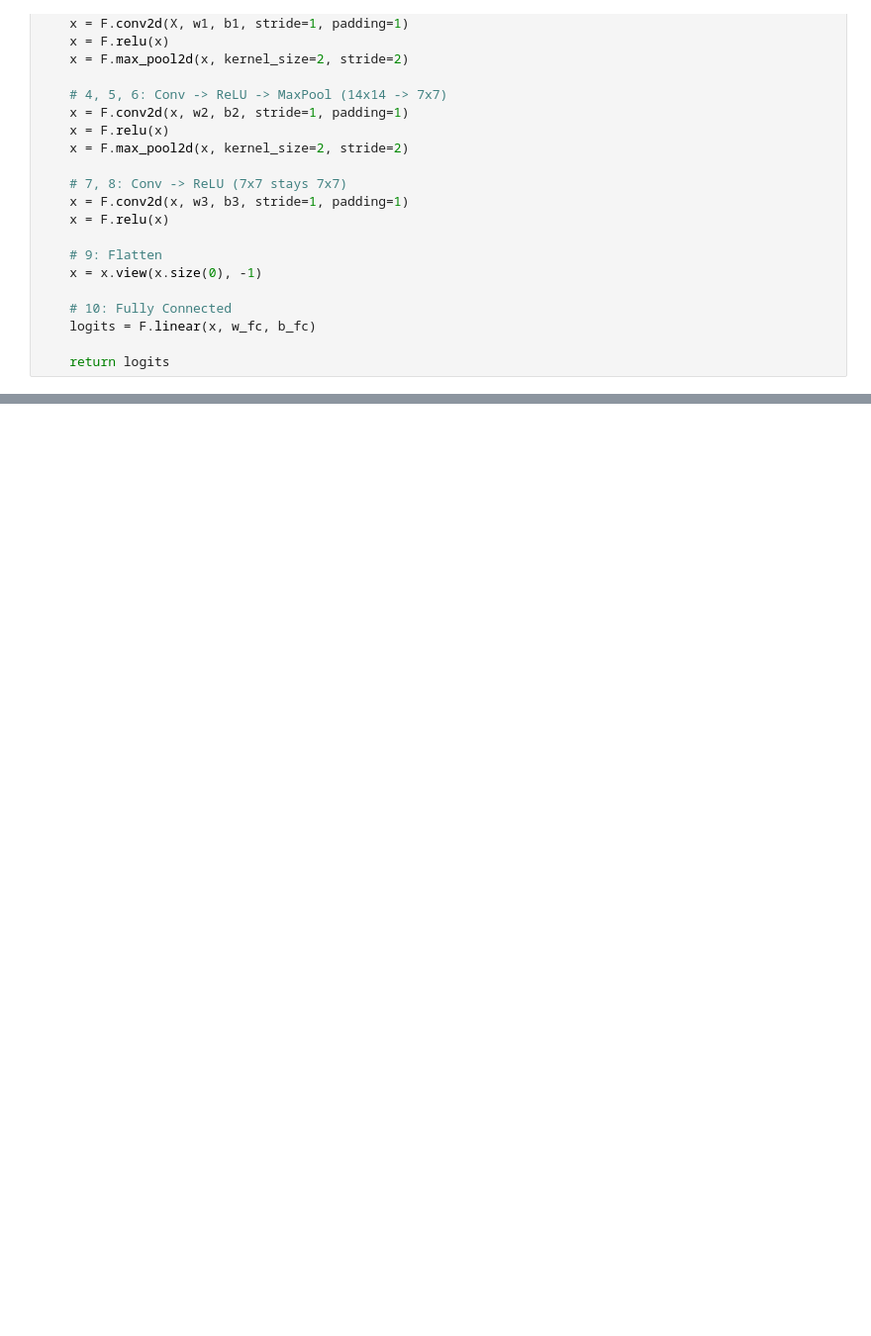
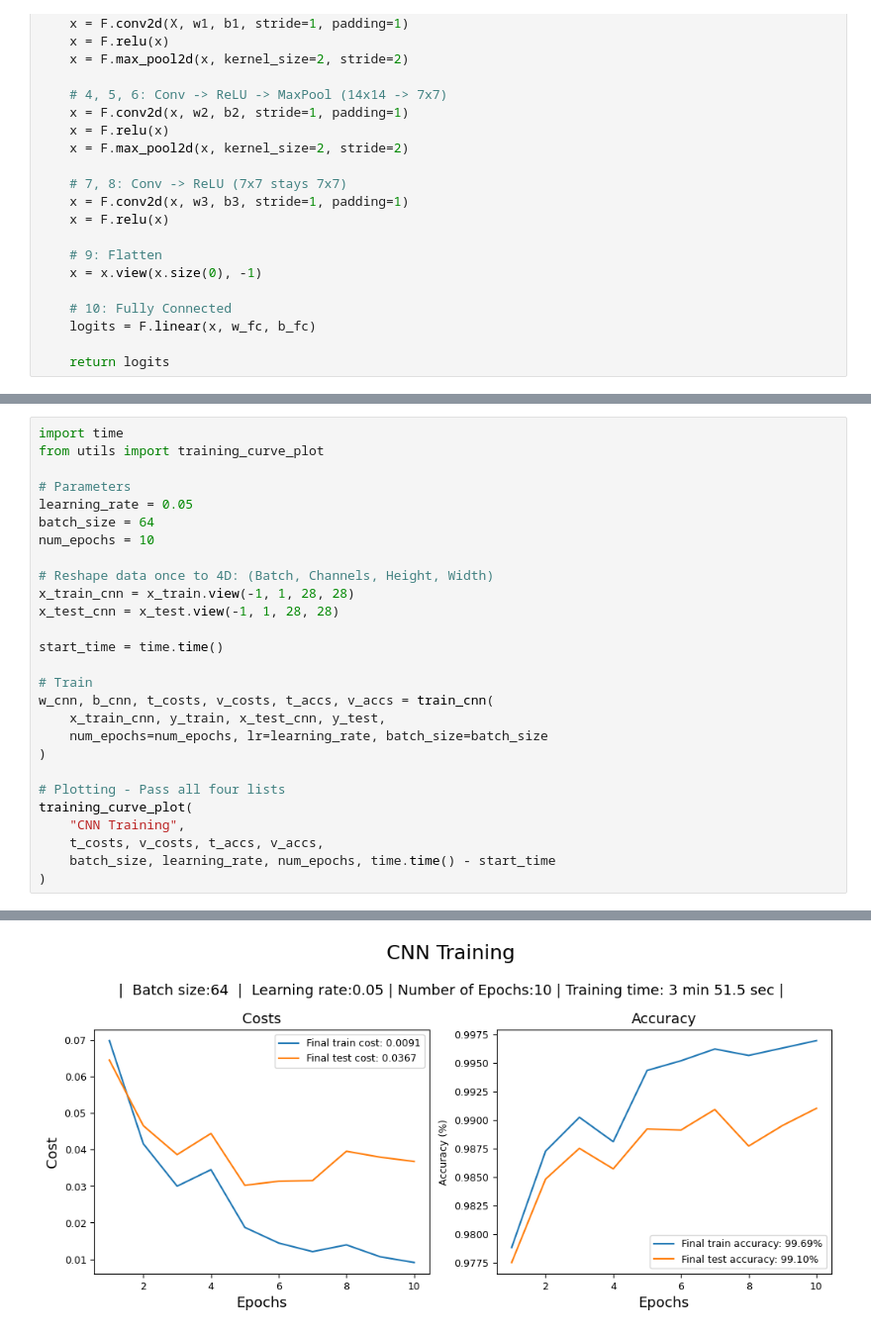
Before and after one commit to saminNazmus201/DeepLearningDataScienceUppsala, a Jupyter notebook: Exercise2Ass2.ipynb, the cells around one changed output, grey strips where cells are left out. Shown at 99% size. Drawn from its saved outputs; the diff is of its cells as text; blank space fills up the shorter version.

```diff
--- a/Exercise2Ass2.ipynb
+++ b/Exercise2Ass2.ipynb
@@ -209,0 +299,28 @@ Epoch 9: Loss 0.0192, Test Acc 0.9885
+# %%
+import time
+from utils import training_curve_plot
+
+# Parameters
+learning_rate = 0.05
+batch_size = 64
+num_epochs = 10
+
+# Reshape data once to 4D: (Batch, Channels, Height, Width)
+x_train_cnn = x_train.view(-1, 1, 28, 28)
+x_test_cnn = x_test.view(-1, 1, 28, 28)
+
+start_time = time.time()
+
+# Train
+w_cnn, b_cnn, t_costs, v_costs, t_accs, v_accs = train_cnn(
+    x_train_cnn, y_train, x_test_cnn, y_test,
+    num_epochs=num_epochs, lr=learning_rate, batch_size=batch_size
+)
+
+# Plotting - Pass all four lists
+training_curve_plot(
+    "CNN Training",
+    t_costs, v_costs, t_accs, v_accs,
+    batch_size, learning_rate, num_epochs, time.time() - start_time
+)
+# %% [output]
@@ -209,0 +337 @@ Epoch 9: Loss 0.0192, Test Acc 0.9885
+[figure, added]
```
Also changed, not shown: parts of 5 cells of this notebook.
